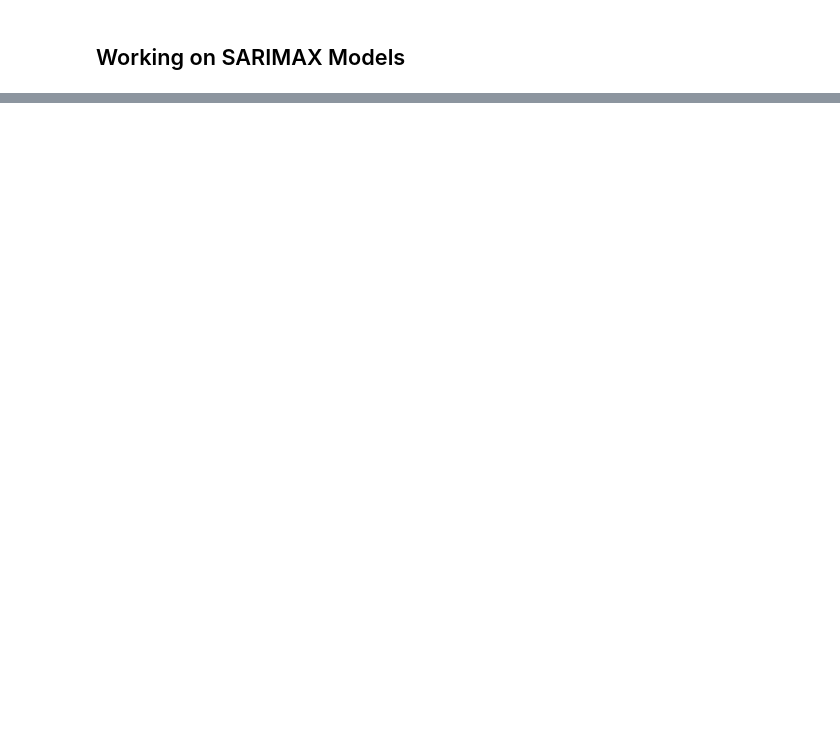
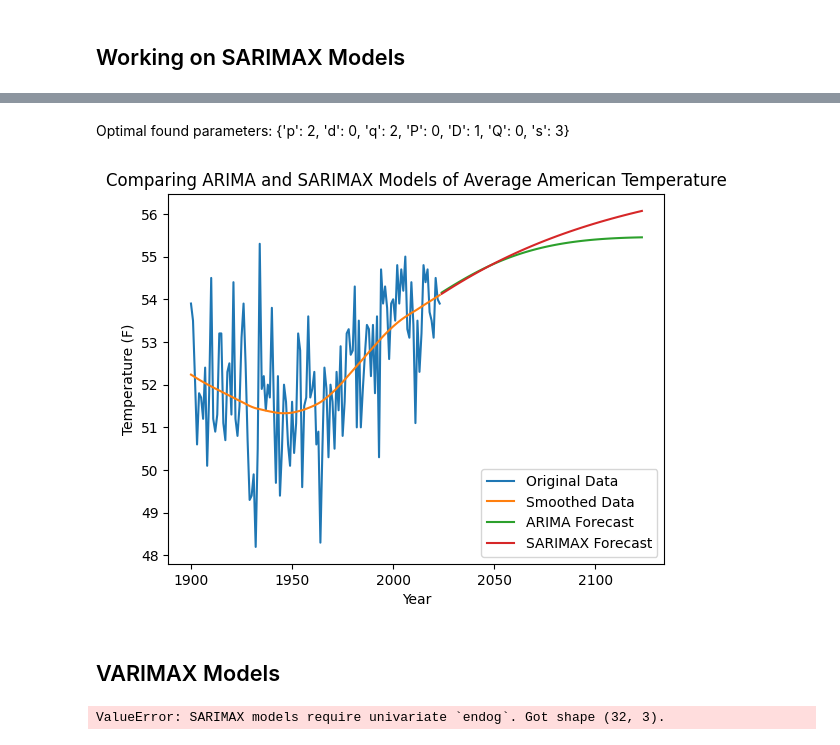
Before and after one commit to EthanPrimes/modeling_climate_change, a Jupyter notebook: arima_models.ipynb, the cells around one changed output, grey strips where cells are left out. Drawn from its saved outputs; the diff is of its cells as text; code cells hidden in the pictures; blank space fills up the shorter version.

```diff
--- a/arima_models.ipynb
+++ b/arima_models.ipynb
@@ -433,0 +494,79 @@ Best AIC: -1319.8438919713951
+# %% [markdown]
+Optimal found parameters: {'p': 2, 'd': 0, 'q': 2, 'P': 0, 'D': 1, 'Q': 0, 's': 3}
+# %%
+# Building the model
+steps = 100
+data = smoothed_level.copy()
+
+model = SARIMAX(
+            data,
+            order = (2, 0, 2),
+            seasonal_order= (0, 1, 0, 3)
+        )
+res = model.fit()
+forecast = res.forecast(steps=steps)
+
+# Plotting the results
+plt.plot(pd.RangeIndex(1900, 2024), avtemp_df, label="Original Data")
+plt.plot(pd.RangeIndex(1900, 2024), data, label="Smoothed Data")
+plt.plot(pred_index[1:], pred[1:], label="ARIMA Forecast")
+plt.plot(pd.RangeIndex(2024, 2024 + steps), forecast, label="SARIMAX Forecast")
+plt.xlabel("Year")
+plt.ylabel(r"Temperature (F)")
+plt.title(f"Comparing ARIMA and SARIMAX Models of Average American Temperature")
+# plt.axvline(2000, c="red", label="Your birth")
+# plt.axvline(2035, c="red", label="Your first child's birth")
+# plt.axvline(2070, c="red", label="Your first grandchild's birth")
+# plt.axvline(2100, c="black", label="You all die")
+plt.legend()
+plt.show()
+# %% [output]
+[figure, added]
+# %% [markdown]
+## VARIMAX Models
+# %%
+# Using cross validation to determine the best SARIMAX hyperparameters
+p_vals = list(range(3))
+d_vals = list(range(3))
+q_vals = list(range(3))
+P_vals = list(range(3))
+D_vals = list(range(3))
+Q_vals = list(range(3))
+s_vals = list(range(12))
+
+opt_params = {
+    "p": None,
+    "d": None,
+    "q": None,
+    "P": None,
+    "D": None,
+    "Q": None,
+    "s": None,
+}
+
+# Running cross validation
+best_rmse = float("inf")
+for p, d, q, P, D, Q, s in list(product(p_vals, d_vals, q_vals, P_vals, D_vals, Q_vals, s_vals)):
+    # Training the SARIMAX model
+    model = SARIMAX(
+        merged_df.iloc[:int(0.8*len(merged_df))],
+        order = (p, d, q),
+        seasonal_order= (P, D, Q, s)
+    )
+    res = model.fit()
+    forecast = model.forecast(steps=int(0.2*len(merged_df)))
+    score = (np.mean(forecast.values - merged_df.iloc[int(0.8*len(merged_df)):]))**0.5
+
+    if score < best_rmse:
+        best_rmse = score
+        opt_params["p"] = p
+        opt_params["d"] = d
+        opt_params["q"] = q
+        opt_params["P"] = P
+        opt_params["D"] = D
+        opt_params["Q"] = Q
+        opt_params["s"] = s
+
+print(opt_params)
+# %% [output]
+ValueError: SARIMAX models require univariate `endog`. Got shape (32, 3).
```
Also changed, not shown: parts of 6 cells of this notebook, 2 other files.
